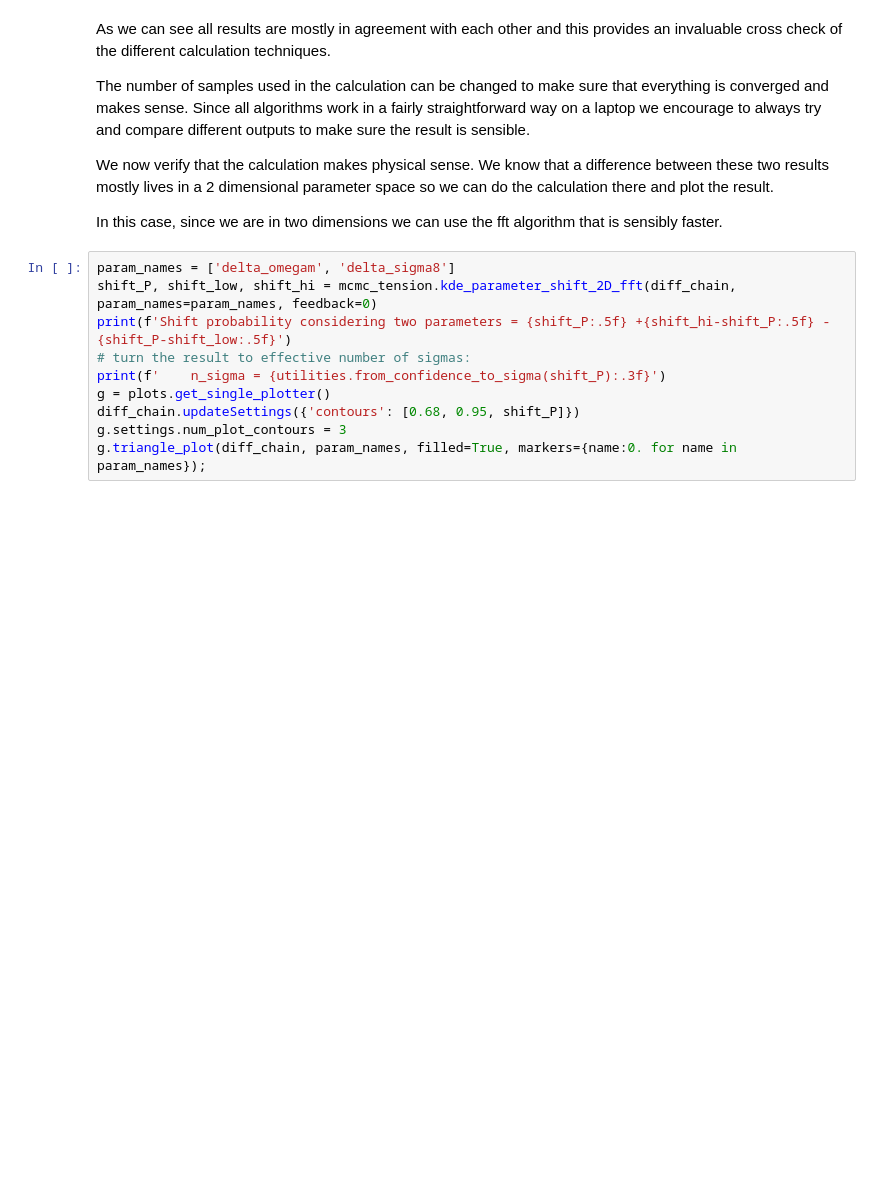
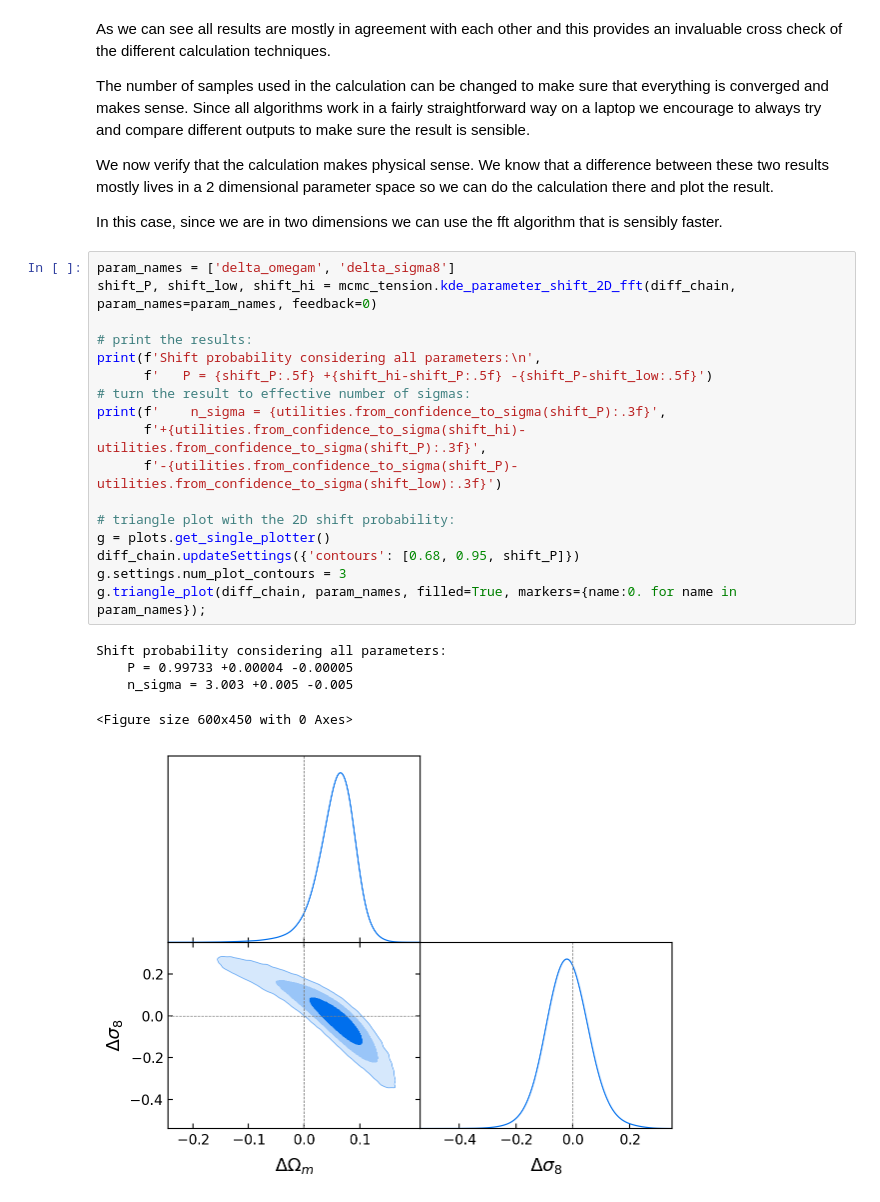
Before and after one commit to mraveri/tensiometer, a Jupyter notebook: docs/example_notebooks/non_gaussian_tension.ipynb, the cells around one changed output. Saved outputs shown, nothing was run; the diff lists cells and outputs as text; blank space fills up the shorter version.

```diff
--- a/docs/example_notebooks/non_gaussian_tension.ipynb
+++ b/docs/example_notebooks/non_gaussian_tension.ipynb
@@ -206,10 +318,23 @@ In this case, since we are in two dimensions we can use the fft algorithm that i
 # %%
 param_names = ['delta_omegam', 'delta_sigma8']
 shift_P, shift_low, shift_hi = mcmc_tension.kde_parameter_shift_2D_fft(diff_chain, param_names=param_names, feedback=0)
-print(f'Shift probability considering two parameters = {shift_P:.5f} +{shift_hi-shift_P:.5f} -{shift_P-shift_low:.5f}')
+
+# print the results:
+print(f'Shift probability considering all parameters:\n',
+      f'   P = {shift_P:.5f} +{shift_hi-shift_P:.5f} -{shift_P-shift_low:.5f}')
 # turn the result to effective number of sigmas:
-print(f'    n_sigma = {utilities.from_confidence_to_sigma(shift_P):.3f}')
+print(f'    n_sigma = {utilities.from_confidence_to_sigma(shift_P):.3f}',
+      f'+{utilities.from_confidence_to_sigma(shift_hi)-utilities.from_confidence_to_sigma(shift_P):.3f}',
+      f'-{utilities.from_confidence_to_sigma(shift_P)-utilities.from_confidence_to_sigma(shift_low):.3f}')
+
+# triangle plot with the 2D shift probability:
 g = plots.get_single_plotter()
 diff_chain.updateSettings({'contours': [0.68, 0.95, shift_P]})
 g.settings.num_plot_contours = 3
 g.triangle_plot(diff_chain, param_names, filled=True, markers={name:0. for name in param_names});
+# %% [output]
+Shift probability considering all parameters:
+    P = 0.99733 +0.00004 -0.00005
+    n_sigma = 3.003 +0.005 -0.005
+<Figure size 600x450 with 0 Axes>
+[figure, added]
```
Also changed, not shown: parts of 23 cells of this notebook, 6 other files.
